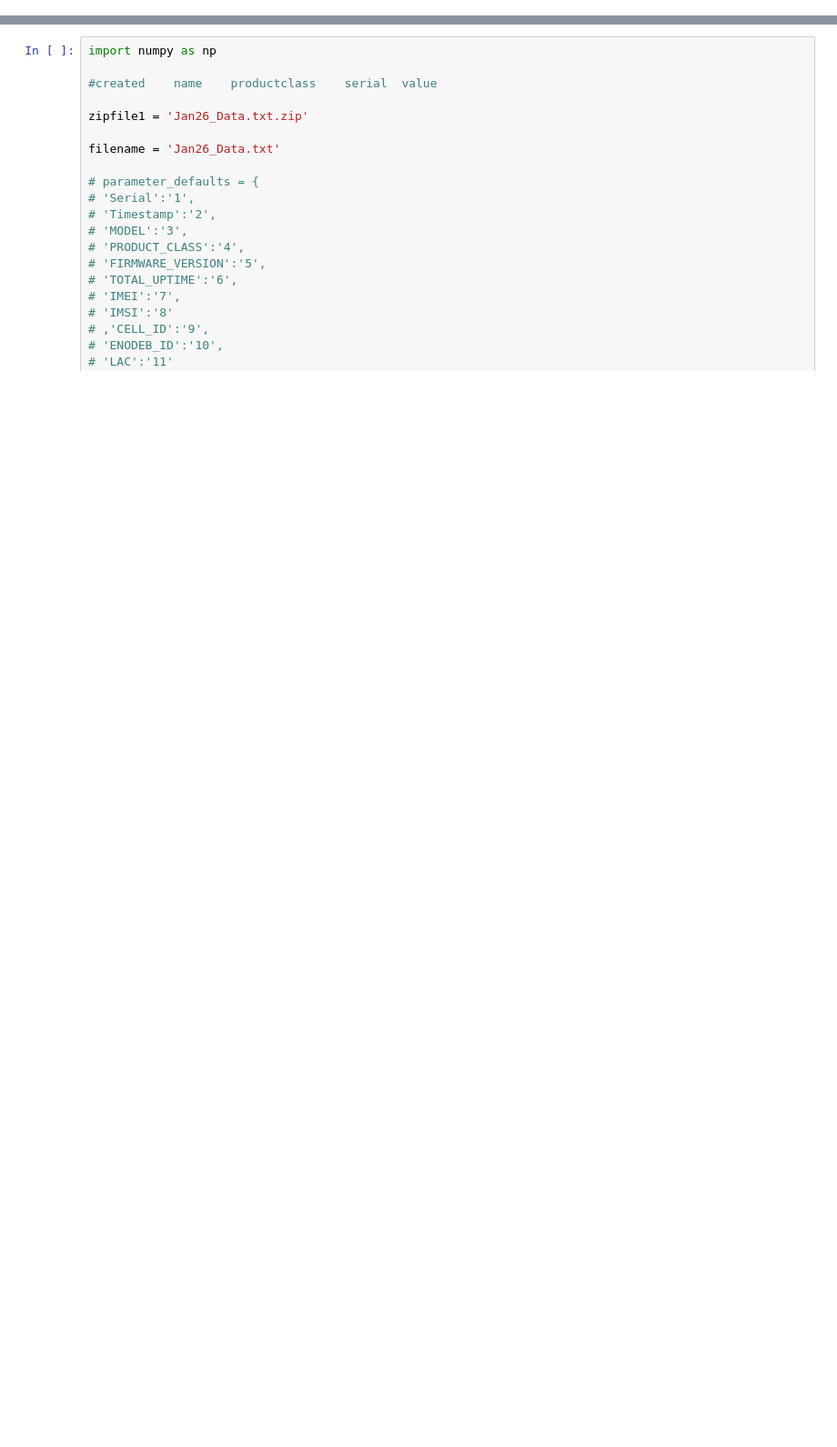
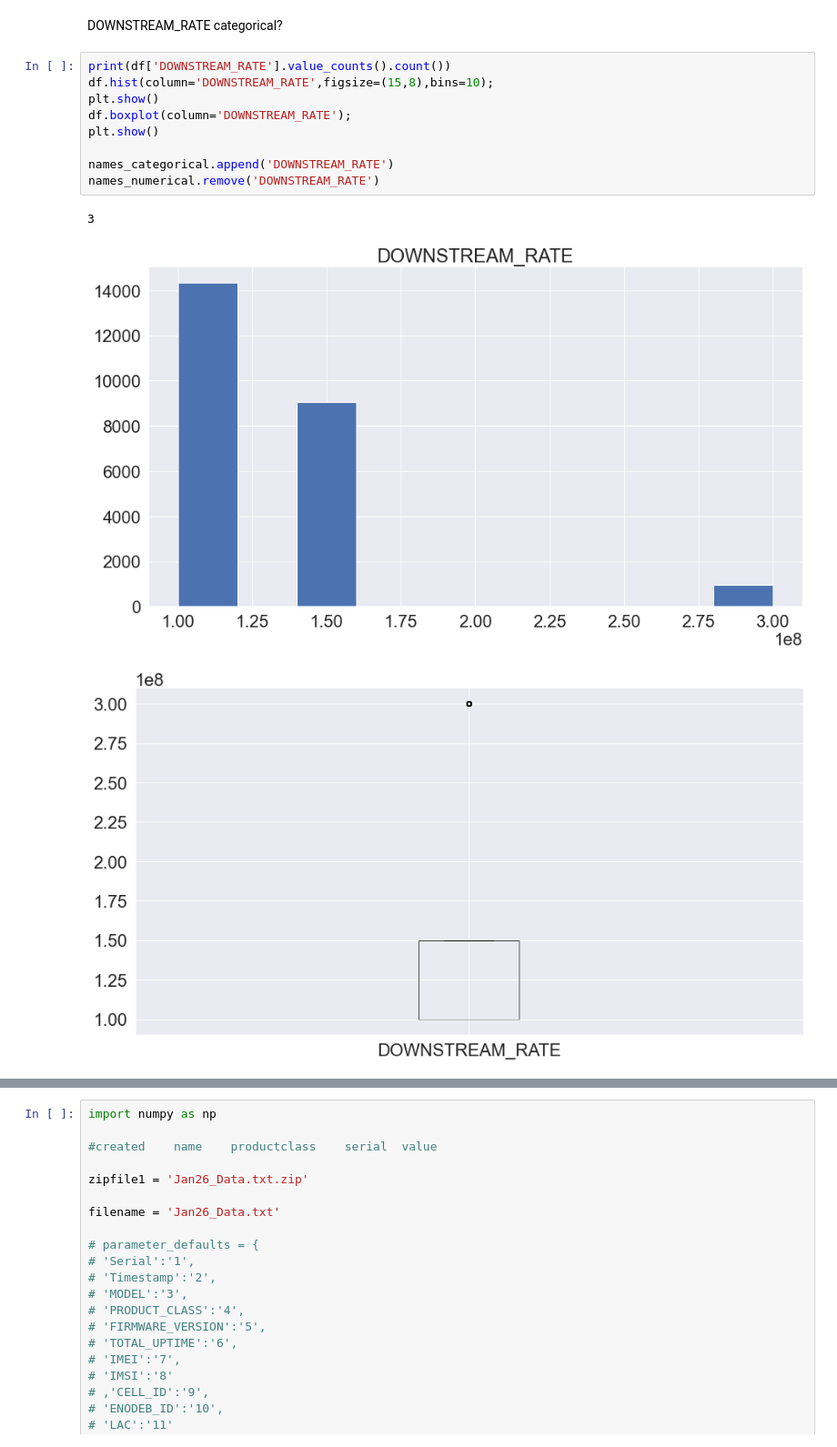
Before and after one commit to corbra/corbra.github.io, a Jupyter notebook: excel.ipynb, the cells around one changed output, grey strips where cells are left out. Shown at 91% size. Drawn from its saved outputs; the diff is of its cells as text; blank space fills up the shorter version.

```diff
--- a/excel.ipynb
+++ b/excel.ipynb
@@ -247,0 +220,15 @@ param_mapping
+# %% [markdown]
+DOWNSTREAM_RATE categorical?
+# %%
+print(df['DOWNSTREAM_RATE'].value_counts().count())
+df.hist(column='DOWNSTREAM_RATE',figsize=(15,8),bins=10);
+plt.show()
+df.boxplot(column='DOWNSTREAM_RATE');
+plt.show()
+
+names_categorical.append('DOWNSTREAM_RATE')
+names_numerical.remove('DOWNSTREAM_RATE')
+# %% [output]
+3
+[figure, added]
+[figure, added]
```
Also changed, not shown: parts of 32 cells of this notebook.
